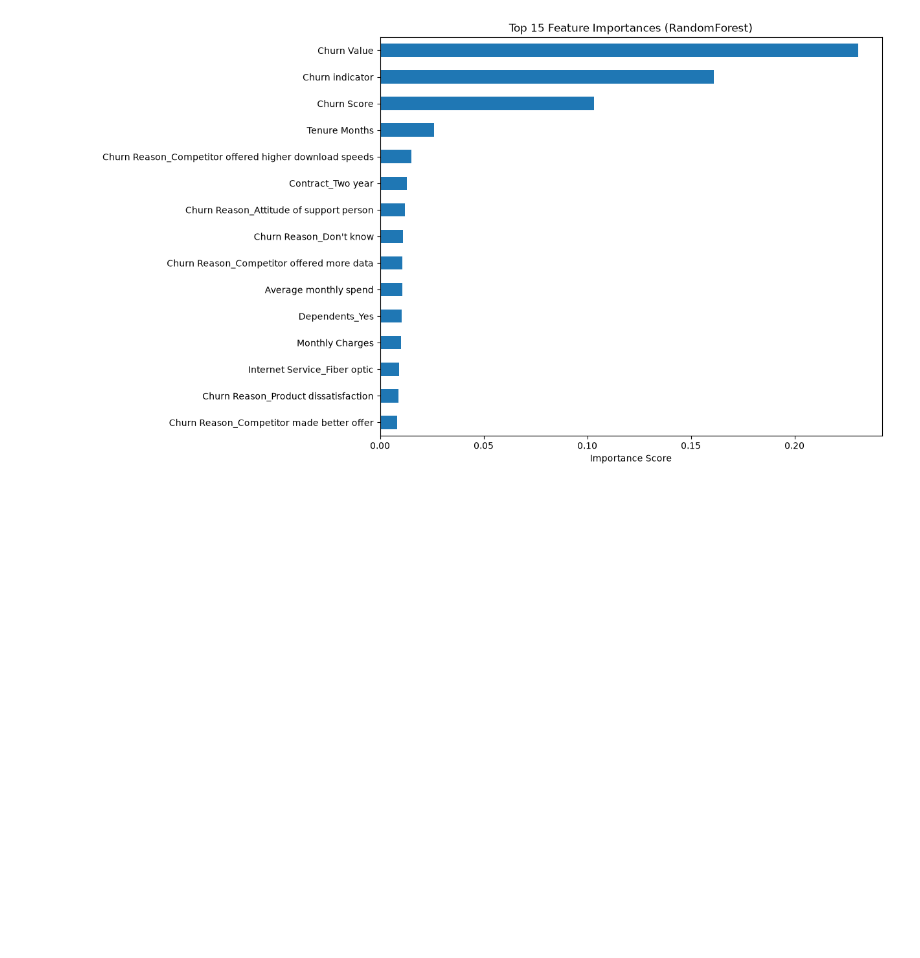
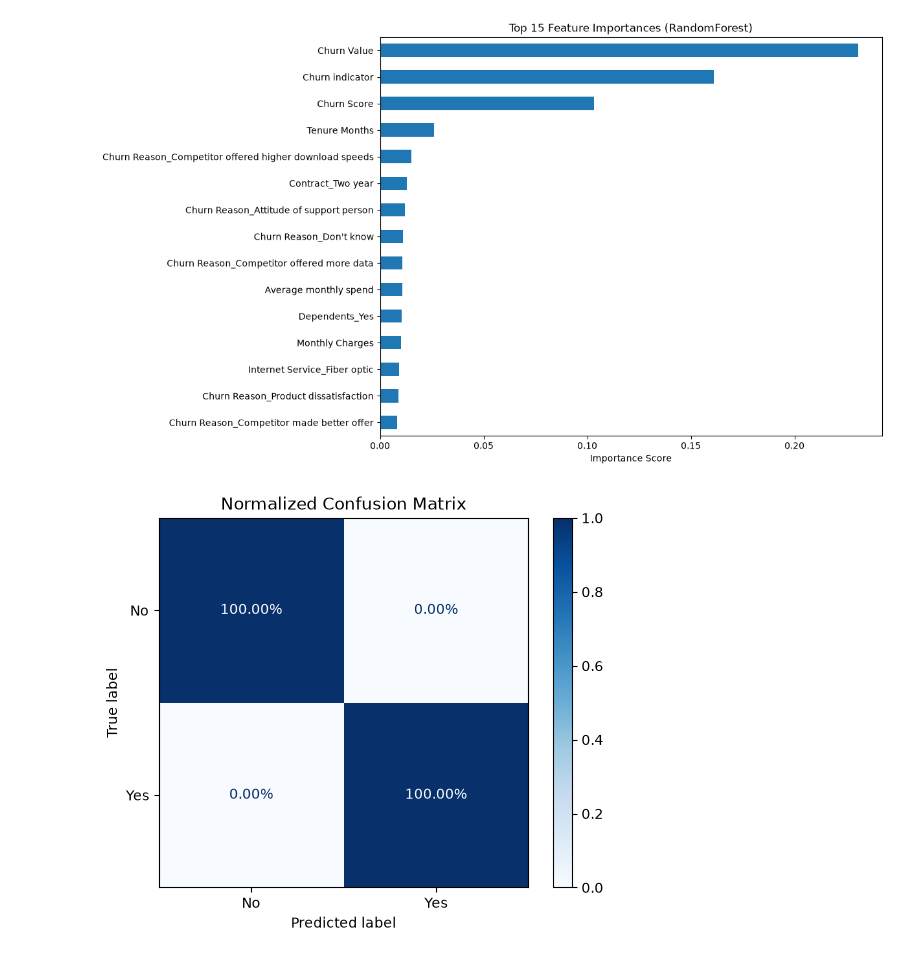
Before and after one commit to ABABUOTURI/customer-churn-prediction, a Jupyter notebook: notebooks/datacleaning.ipynb, the cells around one changed output. Cells and saved outputs as stored; diff of their text form; code cells hidden in the pictures; blank space fills up the shorter version.

Commit message:
Step 19: normalized confusion matrix to inspect error types

```diff
--- a/notebooks/datacleaning.ipynb
+++ b/notebooks/datacleaning.ipynb
@@ -240,3 +240,15 @@ plt.xlabel('Importance Score')                                 # label x-axis
 plt.show()                                                       # display the plot
 # %% [output]
 [figure]
+# %%
+#Confusion matrix (normalized)
+
+from sklearn.metrics import confusion_matrix, ConfusionMatrixDisplay  # import confusion matrix tools
+
+cm = confusion_matrix(y_test, y_pred, normalize='true')       # compute confusion matrix, normalized by true label (row-wise %)
+disp = ConfusionMatrixDisplay(confusion_matrix=cm, display_labels=model.classes_)  # prepare display with class labels
+disp.plot(cmap='Blues', values_format='.2%')                   # plot with percentages formatted to 2 decimal places
+plt.title('Normalized Confusion Matrix')                       # add title
+plt.show()                                                       # display the plot
+# %% [output]
+[figure, added]
```
